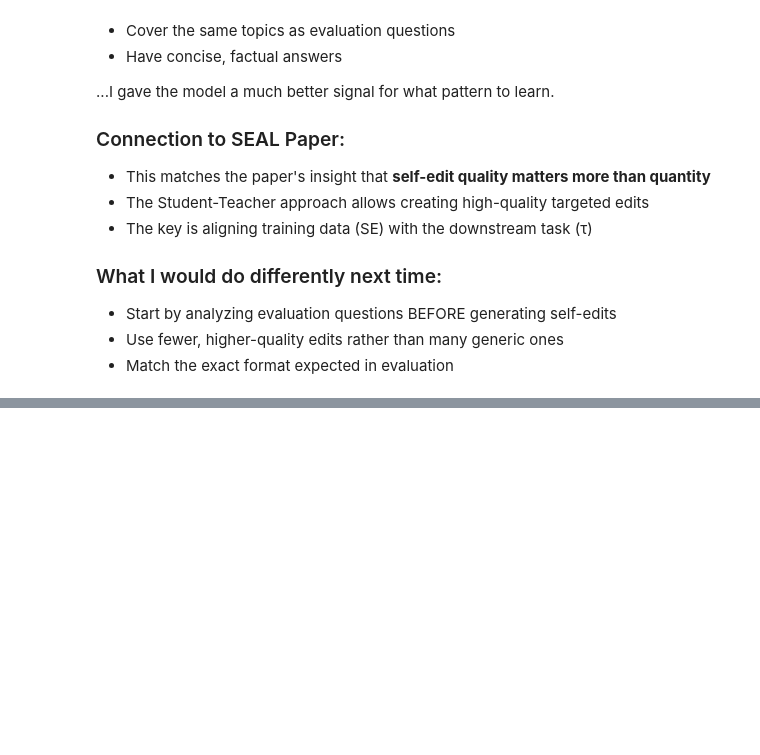
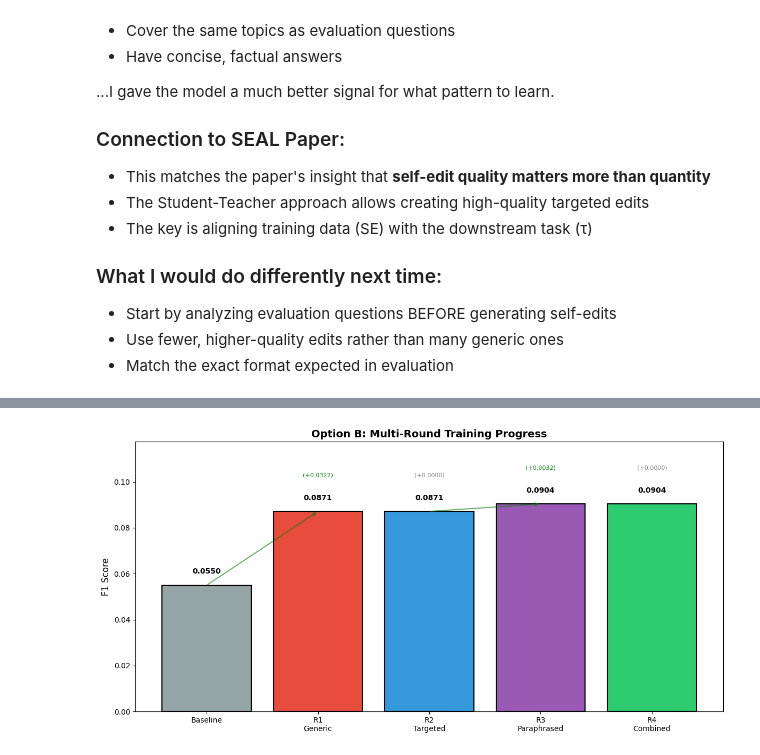
Before and after one commit to AbdeljalilOtman/Mini_SEAL_IMplimentation, a Jupyter notebook: Mini_SEAL .ipynb, the cells around one changed output, grey strips where cells are left out. Cells and saved outputs as stored; diff of their text form; code cells hidden in the pictures; blank space fills up the shorter version.

```diff
--- a/Mini_SEAL .ipynb
+++ b/Mini_SEAL .ipynb
@@ -1037,0 +1620,80 @@ The original Round 1 edits were too **generic** - they paraphrased the passage b
+# %%
+# FINAL COMPARISON: All Rounds (Option B Results)
+import pandas as pd
+import matplotlib.pyplot as plt
+
+# Collect all metrics
+all_results = {
+    "Stage": [
+        "Baseline (GPT-2)",
+        "Round 1 (Generic)",
+        "Round 2 (Targeted)",
+        "Round 3 (Paraphrased)",
+        "Round 4 (Combined)"
+    ],
+    "Exact Match": [baseline_em, round1_em, round2_em, round3_em, round4_em],
+    "F1 Score": [baseline_f1, round1_f1, round2_f1, round3_f1, round4_f1],
+    "Training Data": [
+        "None",
+        f"{len(self_edits)} generic",
+        f"{len(curated_edits)} targeted",
+        f"{len(round3_edits)} paraphrased",
+        f"{len(round4_edits)} combined"
+    ],
+    "Started From": ["N/A", "Fresh GPT-2", "Fresh GPT-2", "Round 2", "Round 3"]
+}
+
+results_df = pd.DataFrame(all_results)
+results_df["ΔF1 vs Baseline"] = results_df["F1 Score"] - baseline_f1
+results_df["ΔF1 vs Previous"] = results_df["F1 Score"].diff().fillna(0)
+
+print("=" * 85)
+print("📊 OPTION B: MULTI-ROUND TRAINING - FINAL RESULTS")
+print("=" * 85)
+print(results_df.to_string(index=False))
+print("=" * 85)
+
+# Find best round
+best_idx = results_df["F1 Score"].idxmax()
+best_stage = results_df.loc[best_idx, "Stage"]
+best_f1 = results_df.loc[best_idx, "F1 Score"]
+
+print(f"\n🏆 Best Performance: {best_stage}")
+print(f"   F1 Score: {best_f1:.4f}")
+print(f"   Improvement over baseline: {(best_f1 - baseline_f1):+.4f} ({((best_f1 - baseline_f1) / baseline_f1 * 100):.1f}%)")
+
+# Visualization
+fig, ax = plt.subplots(figsize=(12, 6))
+
+stages_short = ["Baseline", "R1\nGeneric", "R2\nTargeted", "R3\nParaphrased", "R4\nCombined"]
+colors = ['#95a5a6', '#e74c3c', '#3498db', '#9b59b6', '#2ecc71']
+f1_scores = [baseline_f1, round1_f1, round2_f1, round3_f1, round4_f1]
+
+bars = ax.bar(stages_short, f1_scores, color=colors, edgecolor='black', linewidth=1.5)
+
+# Add value labels
+for i, (bar, v) in enumerate(zip(bars, f1_scores)):
+    ax.text(bar.get_x() + bar.get_width()/2, v + 0.005, f'{v:.4f}',
+            ha='center', fontweight='bold', fontsize=10)
+    if i > 0:
+        delta = v - f1_scores[i-1]
+        color = 'green' if delta > 0 else 'red' if delta < 0 else 'gray'
+        ax.text(bar.get_x() + bar.get_width()/2, v + 0.015, f'({delta:+.4f})',
+                ha='center', fontsize=8, color=color)
+
+ax.set_ylabel('F1 Score', fontsize=12)
+ax.set_title('Option B: Multi-Round Training Progress', fontsize=14, fontweight='bold')
+ax.set_ylim(0, max(f1_scores) * 1.3)
+
+# Add arrows showing progression
+for i in range(1, len(f1_scores)):
+    if f1_scores[i] > f1_scores[i-1]:
+        ax.annotate('', xy=(i, f1_scores[i]), xytext=(i-1, f1_scores[i-1]),
+                   arrowprops=dict(arrowstyle='->', color='green', lw=1.5, alpha=0.6))
+
+plt.tight_layout()
+plt.savefig('option_b_results.png', dpi=150, bbox_inches='tight')
+plt.show()
+
+print("\n📊 Chart saved to option_b_results.png")
+# %% [output]
@@ -1037,0 +1714 @@ The original Round 1 edits were too **generic** - they paraphrased the passage b
+[figure, added]
```
Also changed, not shown: parts of 30 cells of this notebook, 6 other files.
